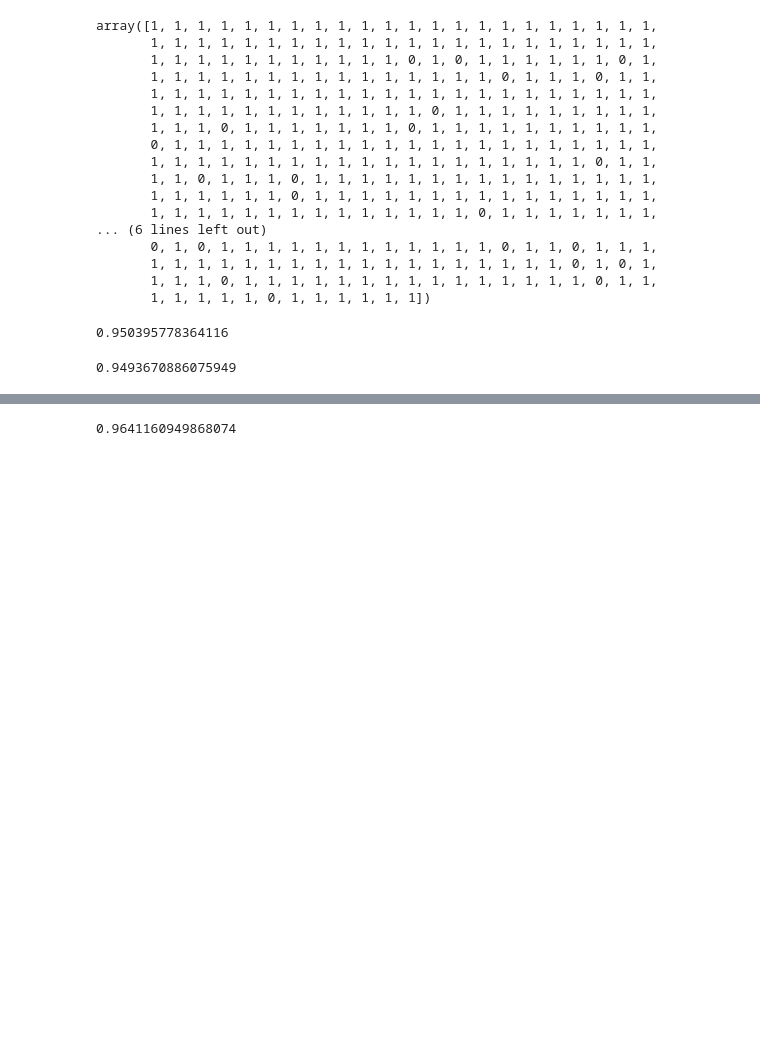
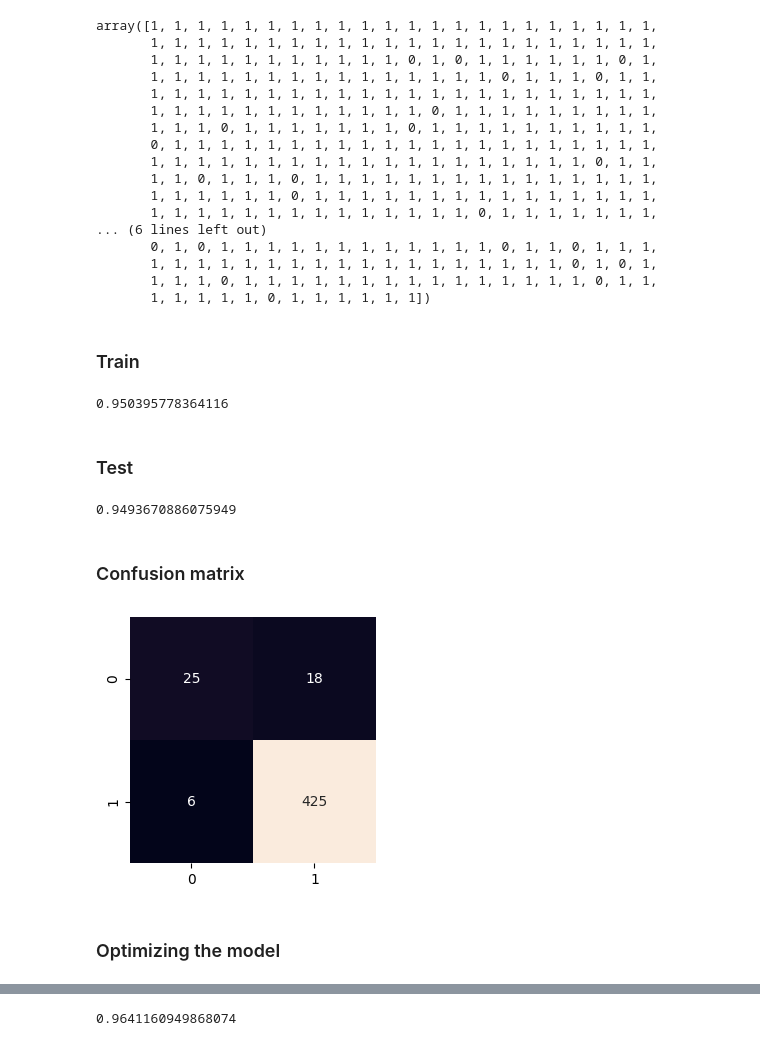
Before and after one commit to 4GeeksAcademy/nlp_proyect, a Jupyter notebook: src/explore.ipynb, the cells around one changed output, grey strips where cells are left out. Drawn from its saved outputs; the diff is of its cells as text; code cells hidden in the pictures; blank space fills up the shorter version.

```diff
--- a/src/explore.ipynb
+++ b/src/explore.ipynb
@@ -61,5 +77,7 @@ Data columns (total 2 columns):
  1   is_spam  2369 non-null   bool
 dtypes: bool(1), object(1)
 memory usage: 39.3+ KB
-# %%
-total_data["is_spam"] = pd.factorize(total_data["is_spam"])[0]
+# %%
+# Categorical to numerical transformation
+factorize_data = pd.factorize(total_data["is_spam"])
+factorize_data
@@ -66,3 +86,6 @@ total_data["is_spam"] = pd.factorize(total_data["is_spam"])[0]
+# %%
+# Change with numerical values
+total_data["is_spam"] = factorize_data[0]
 # %%
 total_data
 # %% [output]
@@ -210,14 +250,35 @@ array([1, 1, 1, 1, 1, 1, 1, 1, 1, 1, 1, 1, 1, 1, 1, 1, 1, 1, 1, 1, 1, 1,
        1, 1, 1, 1, 1, 1, 1, 1, 1, 1, 1, 1, 1, 1, 1, 1, 1, 1, 0, 1, 0, 1,
        1, 1, 1, 0, 1, 1, 1, 1, 1, 1, 1, 1, 1, 1, 1, 1, 1, 1, 1, 0, 1, 1,
        1, 1, 1, 1, 1, 0, 1, 1, 1, 1, 1, 1])
+# %% [markdown]
+### Train
 # %%
 accuracy_score(y_train, y_pred)
 # %% [output]
 0.950395778364116
+# %% [markdown]
+### Test
 # %%
 accuracy_score(y_test, y_pred_test)
 # %% [output]
 0.9493670886075949
+# %% [markdown]
+### Confusion matrix
+# %%
+cm = confusion_matrix(y_test, y_pred_test)
+
+cm_df = pd.DataFrame(cm)
+
+plt.figure(figsize = (3, 3))
+sns.heatmap(cm_df, annot=True, fmt="d", cbar=False)
+
+plt.tight_layout()
+
+plt.show()
+# %% [output]
+[figure, added]
+# %% [markdown]
+### Optimizing the model
 # %%
 hyperparams = {
     "C": [0.01, 0.1, 1, 10, 100],
```
Also changed, not shown: parts of 25 cells of this notebook, 3 other files.
